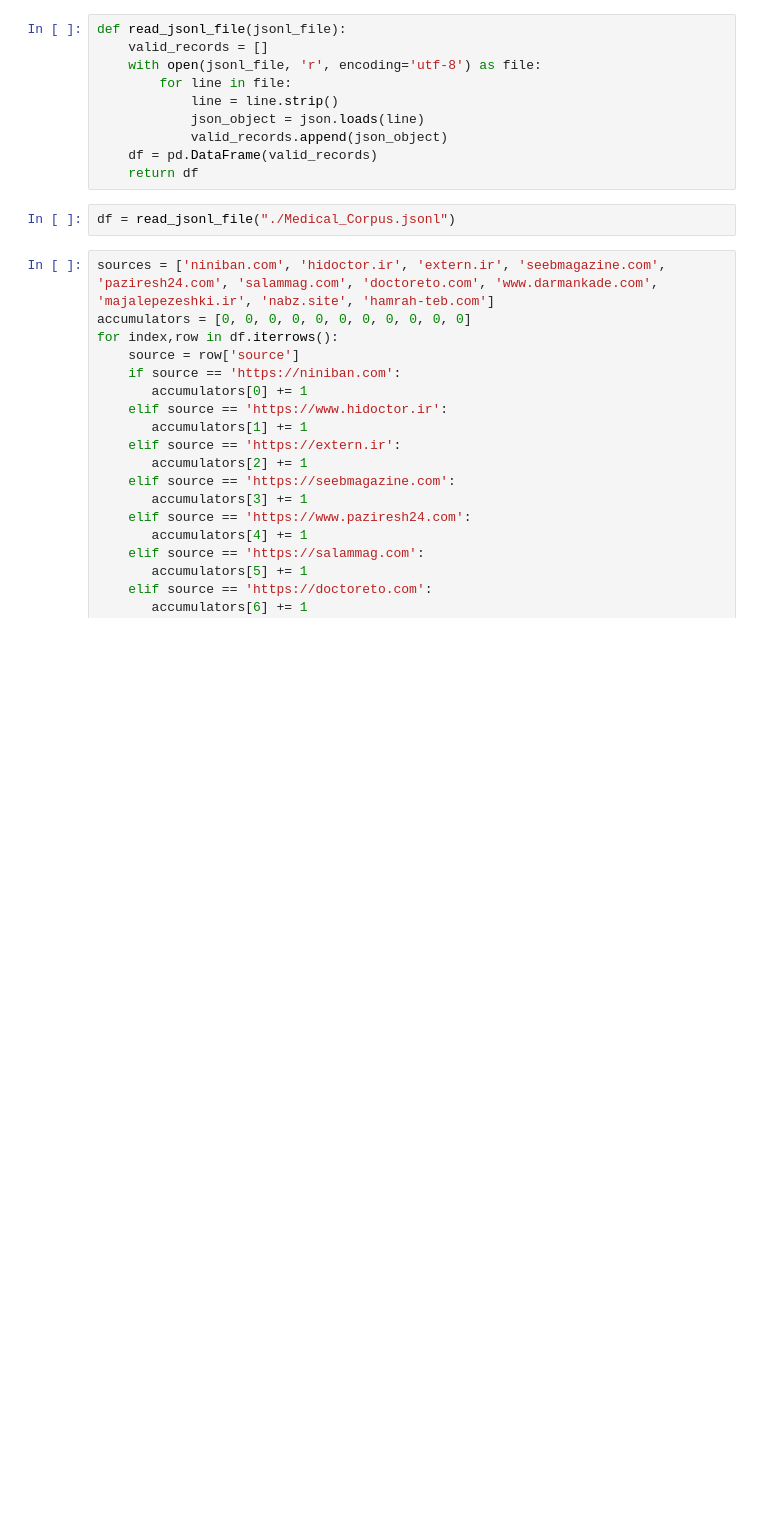
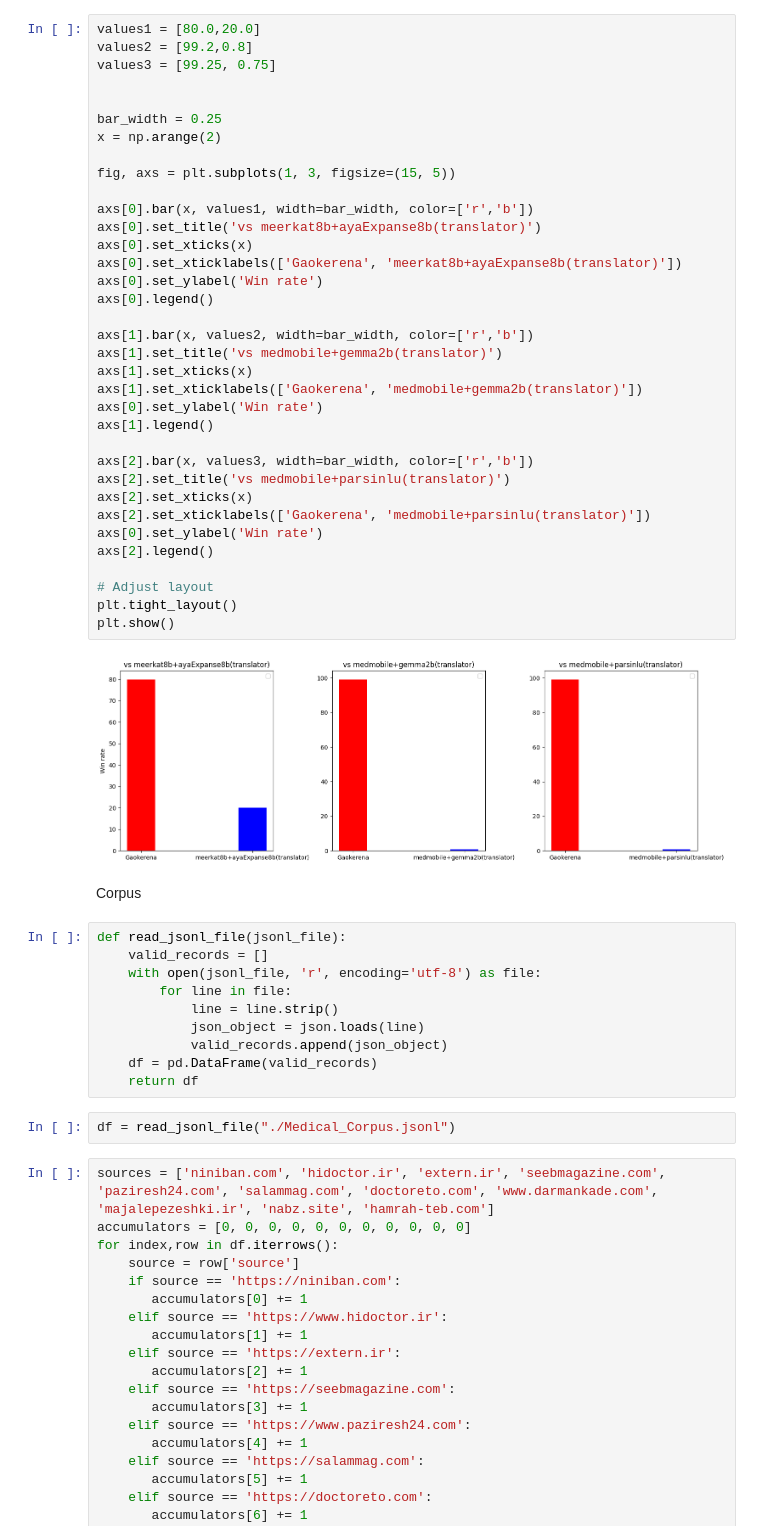
Before and after one commit to Mehrdadghassabi/Gaokerena-V, a Jupyter notebook: assets/analysis.ipynb, the cells around one changed output. Drawn from its saved outputs; the diff is of its cells as text; blank space fills up the shorter version.

```diff
--- a/assets/analysis.ipynb
+++ b/assets/analysis.ipynb
@@ -29,3 +69,42 @@ from hazm import word_tokenize
+# %%
+values1 = [80.0,20.0]
+values2 = [99.2,0.8]
+values3 = [99.25, 0.75]
+
+
+bar_width = 0.25
+x = np.arange(2)
+
+fig, axs = plt.subplots(1, 3, figsize=(15, 5))
+
+axs[0].bar(x, values1, width=bar_width, color=['r','b'])
+axs[0].set_title('vs meerkat8b+ayaExpanse8b(translator)')
+axs[0].set_xticks(x)
+axs[0].set_xticklabels(['Gaokerena', 'meerkat8b+ayaExpanse8b(translator)'])
+axs[0].set_ylabel('Win rate')
+axs[0].legend()
+
+axs[1].bar(x, values2, width=bar_width, color=['r','b'])
+axs[1].set_title('vs medmobile+gemma2b(translator)')
+axs[1].set_xticks(x)
+axs[1].set_xticklabels(['Gaokerena', 'medmobile+gemma2b(translator)'])
+axs[0].set_ylabel('Win rate')
+axs[1].legend()
+
+axs[2].bar(x, values3, width=bar_width, color=['r','b'])
+axs[2].set_title('vs medmobile+parsinlu(translator)')
+axs[2].set_xticks(x)
+axs[2].set_xticklabels(['Gaokerena', 'medmobile+parsinlu(translator)'])
+axs[0].set_ylabel('Win rate')
+axs[2].legend()
+
+# Adjust layout
+plt.tight_layout()
+plt.show()
+# %% [output]
+[figure, added]
+# %% [markdown]
+Corpus
 # %%
 def read_jsonl_file(jsonl_file):
     valid_records = []
```
Also changed, not shown: parts of 4 cells of this notebook.
